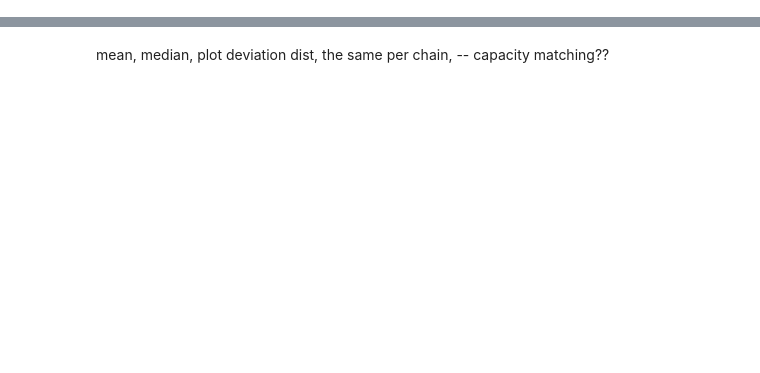
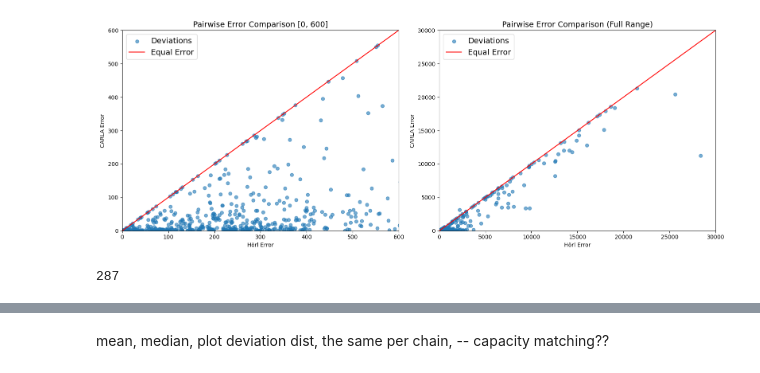
Before and after one commit to TUBS-IVS/MATSimPipeline, a Jupyter notebook: analysis/analysisnb.ipynb, the cells around one changed output, grey strips where cells are left out. Cells and saved outputs as stored; diff of their text form; code cells hidden in the pictures; blank space fills up the shorter version.

```diff
--- a/analysis/analysisnb.ipynb
+++ b/analysis/analysisnb.ipynb
@@ -106,0 +149,35 @@ Equal cases: 62
+# %%
+import matplotlib.pyplot as plt
+
+# Create the figure
+fig, axes = plt.subplots(1, 2, figsize=(16, 6))  # 1 row, 2 columns
+
+# Plot 1: Full range
+axes[1].scatter(merged_df['hoerl_error'], merged_df['advanced_petre_error'], alpha=0.6, label='Deviations')
+axes[1].plot([0, 30000], [0, 30000], color='red', linestyle='-', label='Equal Error')
+axes[1].set_xlim(0, 30000)
+axes[1].set_ylim(0, 30000)
+axes[1].set_title('Pairwise Error Comparison (Full Range)',fontsize=14)
+axes[1].set_xlabel('Hörl Error')
+axes[1].set_ylabel('CARLA Error')
+axes[1].legend(fontsize=14)
+# Plot 2: Limited to 2000
+axes[0].scatter(merged_df['hoerl_error'], merged_df['advanced_petre_error'], alpha=0.6, label='Deviations')
+axes[0].plot([0, 600], [0, 600], color='red', linestyle='-', label='Equal Error')
+axes[0].set_xlim(0, 600)
+axes[0].set_ylim(0, 600)
+axes[0].set_title('Pairwise Error Comparison [0, 600]', fontsize=14)
+axes[0].set_xlabel('Hörl Error')
+axes[0].set_ylabel('CARLA Error')
+axes[0].legend(fontsize=14)
+
+# Adjust layout and show the plots
+plt.tight_layout()
+plt.savefig(r"C:\Users\petre\Documents\GitHub\MATSimPipeline\analysis\error_comparison_combined.pdf")
+plt.show()
+# %% [output]
+[figure, added]
+# %%
+merged_df[merged_df['advanced_petre_error'] < 20]['advanced_petre_error'].count()
+# %% [output]
+287
```
Also changed, not shown: parts of 15 cells of this notebook, 14 other files.
